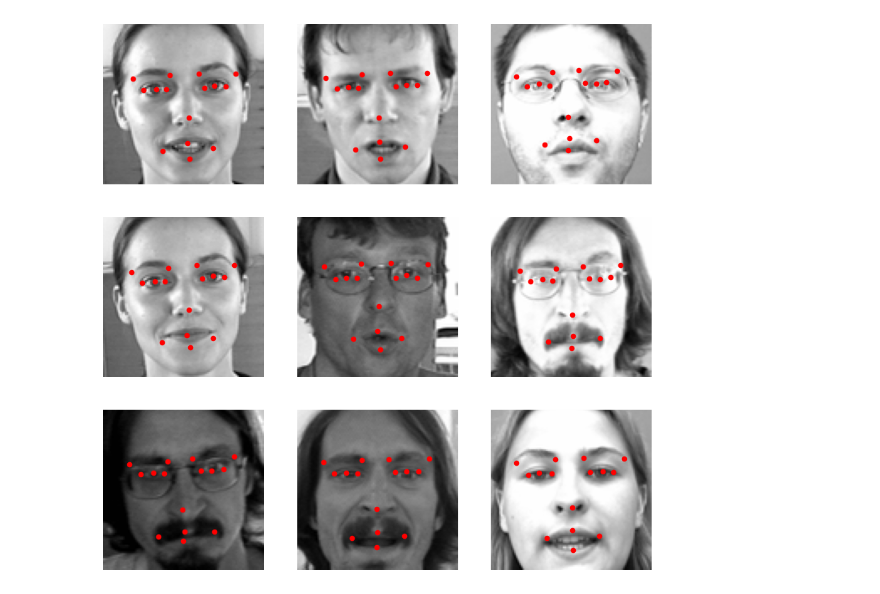
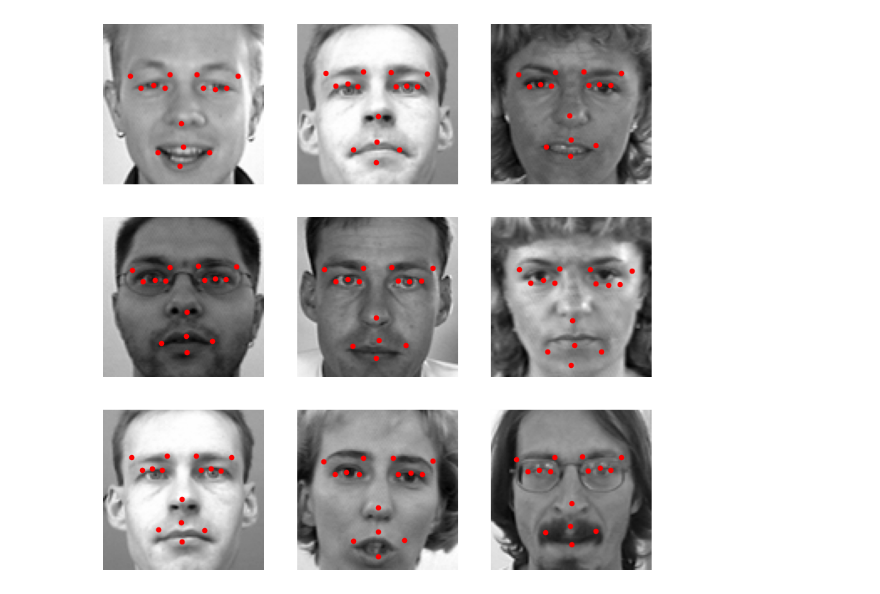
Before and after one commit to Jespy616/Facial-Keypoint-Detection, a Jupyter notebook: torchFinalProcject.ipynb, the cells around one changed output. Drawn from its saved outputs; the diff is of its cells as text; code cells hidden in the pictures.

```diff
--- a/torchFinalProcject.ipynb
+++ b/torchFinalProcject.ipynb
@@ -9,3 +11,4 @@ import torch
 # %%
 # Check if GPU is available
 torch.cuda.is_available()
+device = torch.device("cuda" if torch.cuda.is_available() else "cpu")
@@ -69,4 +120,6 @@ X_test = X_test / 255.0
 # %%
+# More complex CNN - Kaggle Score: 4.56319 Private, 4.73469 Public
+
 class ImprovedCnnModel(nn.Module):
     def __init__(self):
         super(ImprovedCnnModel, self).__init__()
@@ -106,19 +159,24 @@ optimizer = optim.Adam(model.parameters(), lr=0.0001)
 
 modelPath = 'models/cnn100.pth'
 
-numEpochs = 100
-for epoch in range(numEpochs):
-    model.train()
-    runningLoss = 0.0
-    for inputs, targets in trainLoader:
-        inputs, targets = inputs.to(device), targets.to(device)
+if exists(modelPath):
+    model.load_state_dict(torch.load(modelPath))
+else:
+    numEpochs = 80
+    for epoch in range(numEpochs):
+        model.train()
+        runningLoss = 0.0
+        for inputs, targets in trainLoader:
+            inputs, targets = inputs.to(device), targets.to(device)
 
-        optimizer.zero_grad()
-        outputs = model(inputs)
-        loss = criterion(outputs, targets)
-        loss.backward()
-        optimizer.step()
+            optimizer.zero_grad()
+            outputs = model(inputs)
+            loss = criterion(outputs, targets)
+            loss.backward()
+            optimizer.step()
 
-        runningLoss += loss.item()
+            runningLoss += loss.item()
 
-    print(f'Epoch {epoch+1}/{numEpochs}, Loss: {runningLoss/len(trainLoader)}')
+        print(f'Epoch {epoch+1}/{numEpochs}, Loss: {runningLoss/len(trainLoader)}')
+
+    torch.save(model.state_dict(), modelPath)
@@ -159,21 +199,21 @@ y_pred = np.concatenate(y_pred, axis=0)
 # %%
 import matplotlib.pyplot as plt
 
 def showPrediction(image, keypoints, size, idx): # Shows the image with the predicted keypoints
     plt.subplot(int(size ** 0.5), int(size ** 0.5), idx + 1)
     plt.imshow(image, cmap='gray')
     for i in range(0, len(keypoints), 2):
         plt.scatter(keypoints[i], keypoints[i+1], c='red', s=20)
     plt.axis('off')
 
 X_test = X_test.reshape(-1, 96, 96)
 
 plt.figure(figsize=(10, 10))
-for idx in range(20, 29):
-    showPrediction(X_test[idx], y_pred[idx], 9, idx - 20)
+for idx in range(9):
+    showPrediction(X_test[idx + 40], y_pred[idx], 9, idx)
 plt.show()
 # %% [output]
-[figure, old version]
+[figure, new version]
 # %%
 ids = {
     "left_eye_center_x": 0,
```
Also changed, not shown: parts of 7 cells of this notebook, 6 other files.
